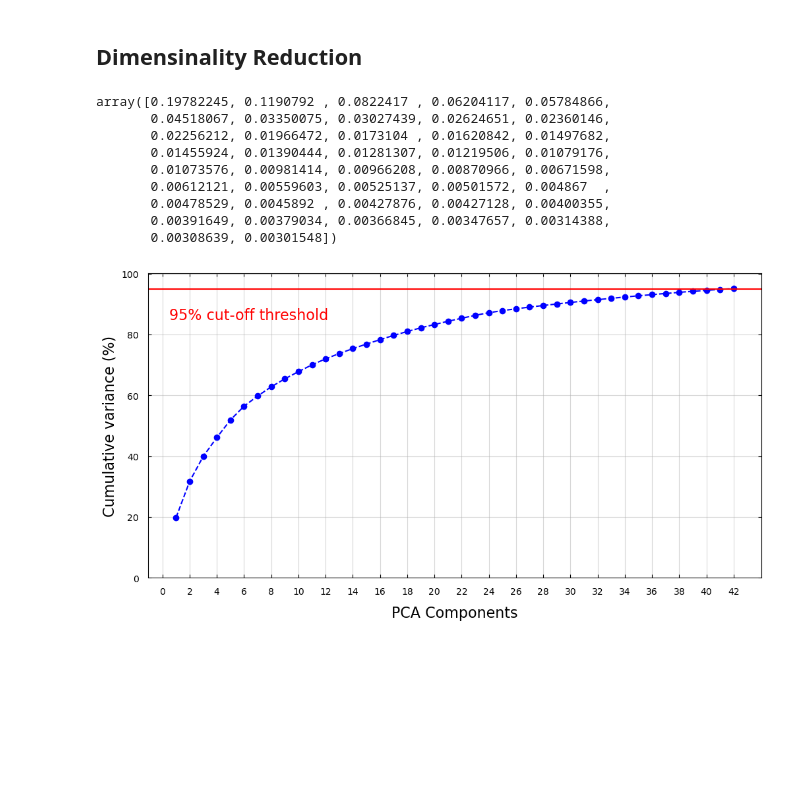
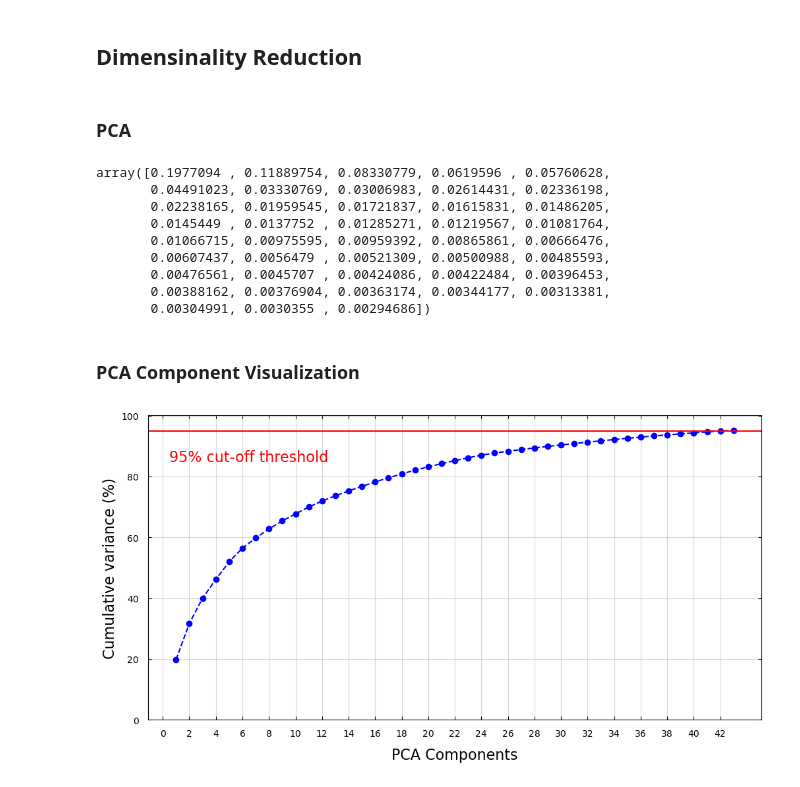
Before and after one commit to ehhdang/AMEX-Default-Prediction, a Jupyter notebook: amex_book.ipynb, the cells around one changed output. Drawn from its saved outputs; the diff is of its cells as text; code cells hidden in the pictures; blank space fills up the shorter version.

```diff
--- a/amex_book.ipynb
+++ b/amex_book.ipynb
@@ -26,0 +31,5 @@ customer_target_dict = dict(zip(raw_labels["customer_ID"], raw_labels["target"])
+# %%
+train_customer_IDs = raw_labels["customer_ID"].iloc[:K]
+test_customer_IDs = raw_labels["customer_ID"].iloc[K:]
+# %%
+train_data = data.loc[data["customer_ID"].isin(train_customer_IDs)].copy()
@@ -27,3 +38,4 @@ customer_target_dict = dict(zip(raw_labels["customer_ID"], raw_labels["target"])
 # %%
+train_customer_target_dict = dict(zip(train_customer_IDs, raw_labels["target"].loc[train_customer_IDs.index]))
 train_labels = pd.DataFrame(data=train_data["customer_ID"], columns=["customer_ID"])
-train_labels["target"] = train_data["customer_ID"].map(customer_target_dict)
+train_labels["target"] = train_data["customer_ID"].map(train_customer_target_dict)
@@ -95,46 +109,52 @@ from sklearn import decomposition
 # %%
 numerical_data = train_data.iloc[:,2:]
+# %% [markdown]
+### PCA
 # %%
-pca_model = decomposition.PCA(n_components=0.95)
-data_r = pca_model.fit(numerical_data).transform(numerical_data)
+from sklearn.decomposition import PCA
+
+pca = PCA(n_components=0.95)
+data_r = pca.fit(numerical_data).transform(numerical_data)
 # %%
-pca_model.explained_variance_ratio_
+pca.explained_variance_ratio_
 # %% [output]
-array([0.19782245, 0.1190792 , 0.0822417 , 0.06204117, 0.05784866,
-       0.04518067, 0.03350075, 0.03027439, 0.02624651, 0.02360146,
-       0.02256212, 0.01966472, 0.0173104 , 0.01620842, 0.01497682,
-       0.01455924, 0.01390444, 0.01281307, 0.01219506, 0.01079176,
-       0.01073576, 0.00981414, 0.00966208, 0.00870966, 0.00671598,
-       0.00612121, 0.00559603, 0.00525137, 0.00501572, 0.004867  ,
-       0.00478529, 0.0045892 , 0.00427876, 0.00427128, 0.00400355,
-       0.00391649, 0.00379034, 0.00366845, 0.00347657, 0.00314388,
-       0.00308639, 0.00301548])
+array([0.1977094 , 0.11889754, 0.08330779, 0.0619596 , 0.05760628,
+       0.04491023, 0.03330769, 0.03006983, 0.02614431, 0.02336198,
+       0.02238165, 0.01959545, 0.01721837, 0.01615831, 0.01486205,
+       0.0145449 , 0.0137752 , 0.01285271, 0.01219567, 0.01081764,
+       0.01066715, 0.00975595, 0.00959392, 0.00865861, 0.00666476,
+       0.00607437, 0.0056479 , 0.00521309, 0.00500988, 0.00485593,
+       0.00476561, 0.0045707 , 0.00424086, 0.00422484, 0.00396453,
+       0.00388162, 0.00376904, 0.00363174, 0.00344177, 0.00313381,
+       0.00304991, 0.0030355 , 0.00294686])
+# %% [markdown]
+### PCA Component Visualization
 # %%
 plt.rcParams["figure.figsize"] = (12,6)
 
 fig, ax = plt.subplots()
-xi = np.arange(1, 43, step=1)
-y = np.cumsum(pca_model.explained_variance_ratio_*100)
+xi = np.arange(1, 44, step=1)
+y = np.cumsum(pca.explained_variance_ratio_*100)
 
 plt.ylim(0.0, 100.1)
 plt.plot(xi, y, marker='o', linestyle='--', color='b')
 
 plt.xlabel('PCA Components', fontsize=16, labelpad=10)
 plt.ylabel('Cumulative variance (%)', fontsize=16)
 
-plt.xticks(np.arange(0, 43, step=2))
+plt.xticks(np.arange(0, 44, step=2))
 plt.yticks(np.arange(0, 100.1, step=20))
 plt.tick_params(axis="both",direction="in", pad=10)
 ax.yaxis.set_ticks_position('both')
 ax.xaxis.set_ticks_position('both')
 
 plt.axhline(y=95, color='r', linestyle='-')
 plt.text(0.5, 85, '95% cut-off threshold', color = 'red', fontsize=16)
 
 ax.grid(axis='both', alpha=0.5)
 plt.show()
 # %% [output]
-[figure, old version]
+[figure, new version]
 # %%
 plt.rcParams["figure.figsize"] = (12,6)
 target_names = ["compliance", "default"]
```
Also changed, not shown: parts of 16 cells of this notebook, 4 other files.
